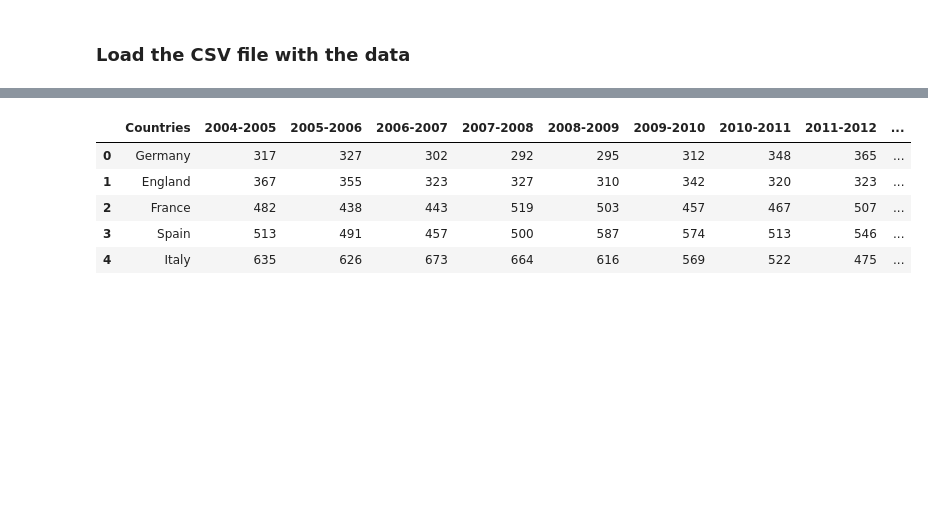
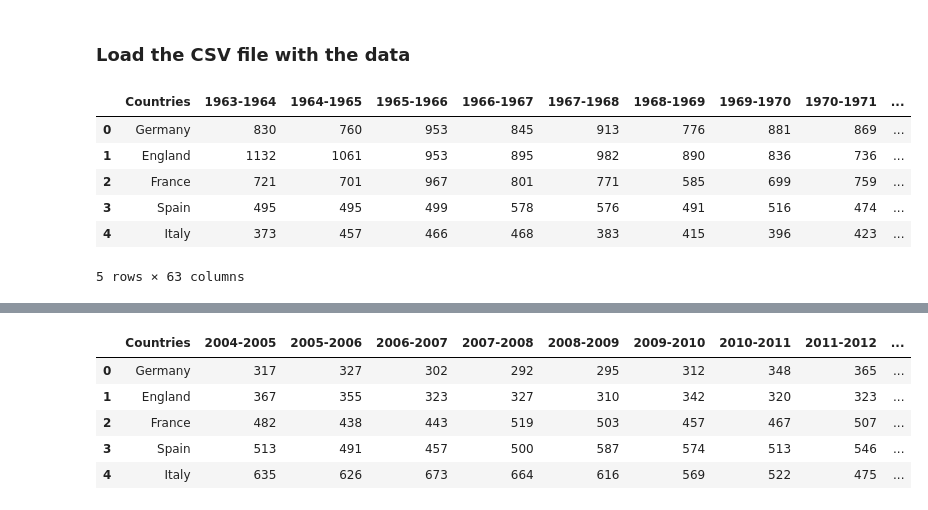
Before and after one commit to jpreyesm03/Data-Science-Fun-Projects, a Jupyter notebook: Top 5 Leagues/france_statistical_analysis.ipynb, the cells around one changed output, grey strips where cells are left out. Cells and saved outputs as stored; diff of their text form; code cells hidden in the pictures; blank space fills up the shorter version.

```diff
--- a/Top 5 Leagues/france_statistical_analysis.ipynb
+++ b/Top 5 Leagues/france_statistical_analysis.ipynb
@@ -12,4 +15,16 @@ import matplotlib.pyplot as plt
 from scipy.stats import linregress
 # %% [markdown]
 ### Load the CSV file with the data
+# %%
+# Read Top 5 Leagues 25 Countries CSV file
+df = pd.read_csv(r"C:\Users\jprey\OneDrive\Escritorio\JP\KUL\5th Semester (Polimi)\MIT IDSS\Practice Projects\Top 5 Leagues\top_5_leagues_25_countries_cumulative.csv")
+df.head()
+# %% [output]
+|  | Countries | 1963-1964 | 1964-1965 | 1965-1966 | 1966-1967 | 1967-1968 | 1968-1969 | 1969-1970 | 1970-1971 | ... |
+| 0 | Germany | 830 | 760 | 953 | 845 | 913 | 776 | 881 | 869 | ... |
+| 1 | England | 1132 | 1061 | 953 | 895 | 982 | 890 | 836 | 736 | ... |
+| 2 | France | 721 | 701 | 967 | 801 | 771 | 585 | 699 | 759 | ... |
+| 3 | Spain | 495 | 495 | 499 | 578 | 576 | 491 | 516 | 474 | ... |
+| 4 | Italy | 373 | 457 | 466 | 468 | 383 | 415 | 396 | 423 | ... |
+5 rows × 63 columns
 # %%
```
Also changed, not shown: parts of 24 cells of this notebook.
